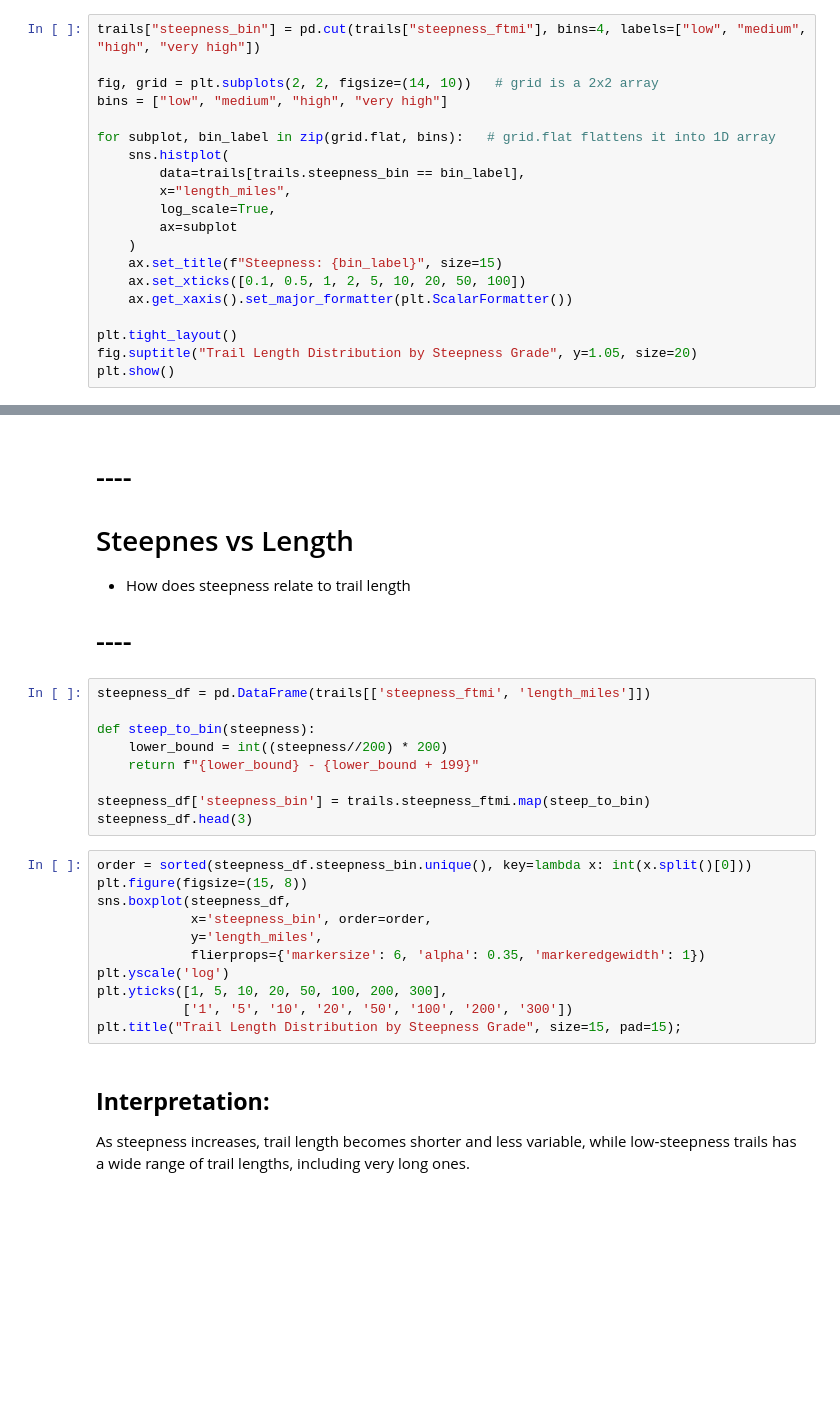
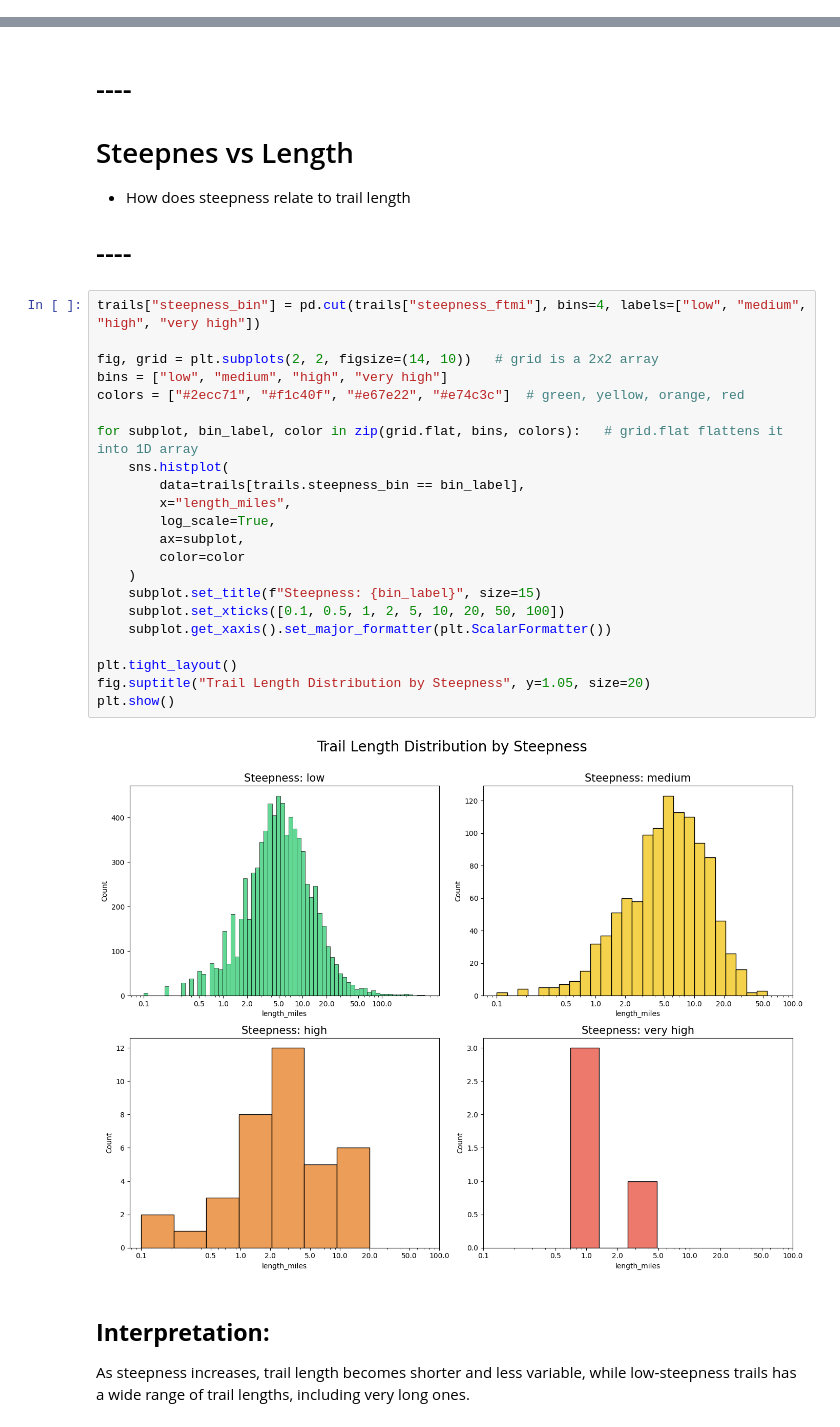
Before and after one commit to nucleushuy/HIGHHIKE, a Jupyter notebook: Exploration_Visualization.ipynb, the cells around one changed output, grey strips where cells are left out. Drawn from its saved outputs; the diff is of its cells as text; blank space fills up the shorter version.

Commit message:
add steepness histograms and folium map

```diff
--- a/Exploration_Visualization.ipynb
+++ b/Exploration_Visualization.ipynb
@@ -29,23 +29,3 @@ trails.info()
 import seaborn as sns
 import matplotlib.pyplot as plt
 %matplotlib inline
-# %%
-trails["steepness_bin"] = pd.cut(trails["steepness_ftmi"], bins=4, labels=["low", "medium", "high", "very high"])
-
-fig, grid = plt.subplots(2, 2, figsize=(14, 10))   # grid is a 2x2 array
-bins = ["low", "medium", "high", "very high"]
-
-for subplot, bin_label in zip(grid.flat, bins):   # grid.flat flattens it into 1D array
-    sns.histplot(
-        data=trails[trails.steepness_bin == bin_label],
-        x="length_miles",
-        log_scale=True,
-        ax=subplot
-    )
-    ax.set_title(f"Steepness: {bin_label}", size=15)
-    ax.set_xticks([0.1, 0.5, 1, 2, 5, 10, 20, 50, 100])
-    ax.get_xaxis().set_major_formatter(plt.ScalarFormatter())
-
-plt.tight_layout()
-fig.suptitle("Trail Length Distribution by Steepness Grade", y=1.05, size=20)
-plt.show()
@@ -214,26 +192,30 @@ plt.title("Difficulty Distribution per Area Category", size=25, pad=25);
 # Steepnes vs Length
 - How does steepness relate to trail length
 # ----
-# %%
-steepness_df = pd.DataFrame(trails[['steepness_ftmi', 'length_miles']])
-
-def steep_to_bin(steepness):
-    lower_bound = int((steepness//200) * 200)
-    return f"{lower_bound} - {lower_bound + 199}"
-
-steepness_df['steepness_bin'] = trails.steepness_ftmi.map(steep_to_bin)
-steepness_df.head(3)
-# %%
-order = sorted(steepness_df.steepness_bin.unique(), key=lambda x: int(x.split()[0]))
-plt.figure(figsize=(15, 8))
-sns.boxplot(steepness_df,
-            x='steepness_bin', order=order,
-            y='length_miles',
-            flierprops={'markersize': 6, 'alpha': 0.35, 'markeredgewidth': 1})
-plt.yscale('log')
-plt.yticks([1, 5, 10, 20, 50, 100, 200, 300],
-           ['1', '5', '10', '20', '50', '100', '200', '300'])
-plt.title("Trail Length Distribution by Steepness Grade", size=15, pad=15);
+# %%
+trails["steepness_bin"] = pd.cut(trails["steepness_ftmi"], bins=4, labels=["low", "medium", "high", "very high"])
+
+fig, grid = plt.subplots(2, 2, figsize=(14, 10))   # grid is a 2x2 array
+bins = ["low", "medium", "high", "very high"]
+colors = ["#2ecc71", "#f1c40f", "#e67e22", "#e74c3c"]  # green, yellow, orange, red
+
+for subplot, bin_label, color in zip(grid.flat, bins, colors):   # grid.flat flattens it into 1D array
+    sns.histplot(
+        data=trails[trails.steepness_bin == bin_label],
+        x="length_miles",
+        log_scale=True,
+        ax=subplot,
+        color=color
+    )
+    subplot.set_title(f"Steepness: {bin_label}", size=15)
+    subplot.set_xticks([0.1, 0.5, 1, 2, 5, 10, 20, 50, 100])
+    subplot.get_xaxis().set_major_formatter(plt.ScalarFormatter())
+
+plt.tight_layout()
+fig.suptitle("Trail Length Distribution by Steepness", y=1.05, size=20)
+plt.show()
+# %% [output]
+[figure, added]
 # %% [markdown]
 ## **Interpretation:**
 As steepness increases, trail length becomes shorter and less variable, while low‑steepness trails has a wide range of trail lengths, including very long ones.
```
Also changed, not shown: parts of 4 cells of this notebook.
